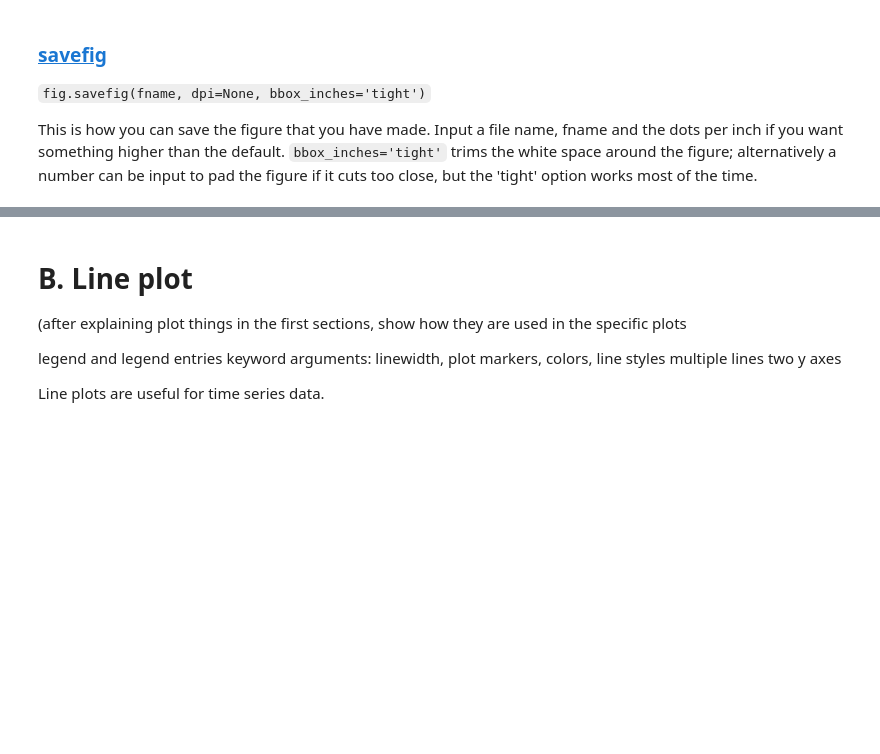
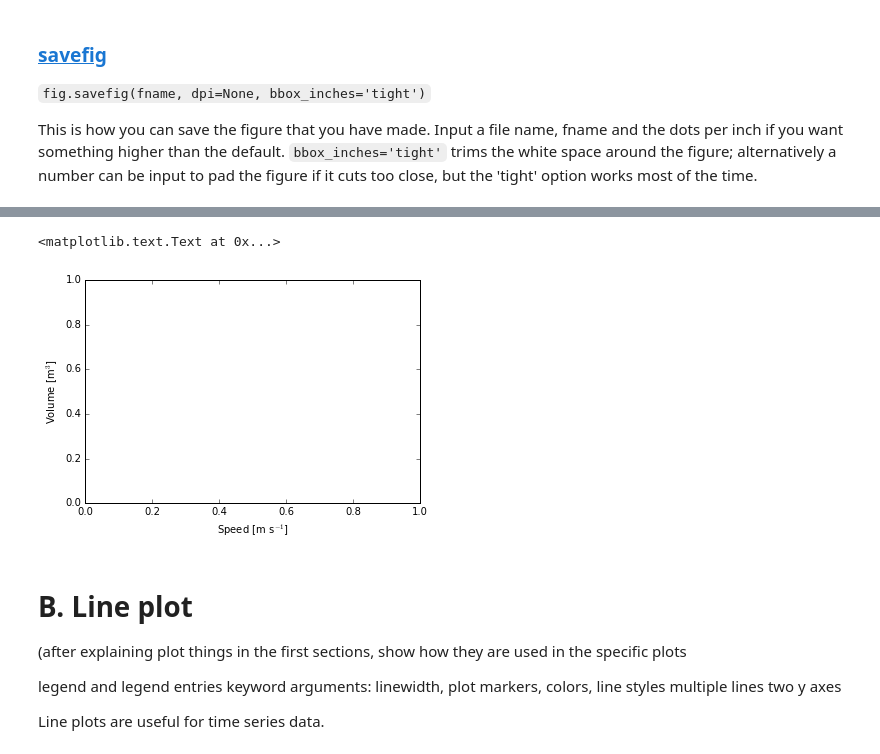
Before and after one commit to hetland/python4geosciences_OLD, a Jupyter notebook: materials/04 matplotlib.ipynb, the cells around one changed output, grey strips where cells are left out. Drawn from its saved outputs; the diff is of its cells as text; code cells hidden in the pictures; blank space fills up the shorter version.

```diff
--- a/materials/04 matplotlib.ipynb
+++ b/materials/04 matplotlib.ipynb
@@ -178,3 +296,11 @@ removing shift for x and y axes
+# %%
+fig = plt.figure()
+ax = fig.add_subplot(111)
+ax.set_xlabel('Speed [m s$^{-1}$]')
+ax.set_ylabel('Volume [m$^{3}$]')
+# %% [output]
+<matplotlib.text.Text at 0x...>
+[figure, added]
 # %% [markdown]
 # B. Line plot
 
```
Also changed, not shown: parts of 13 cells of this notebook.
